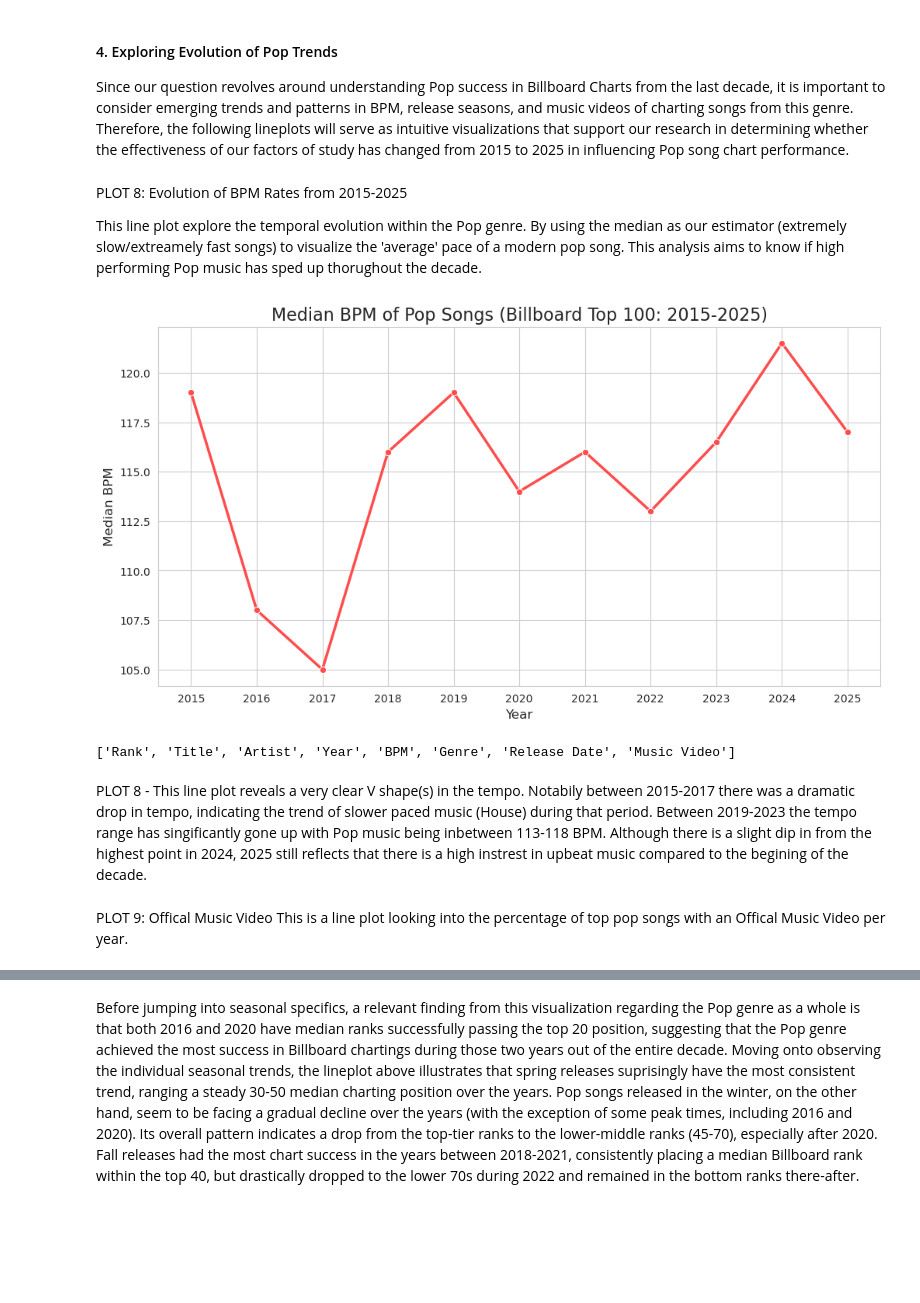
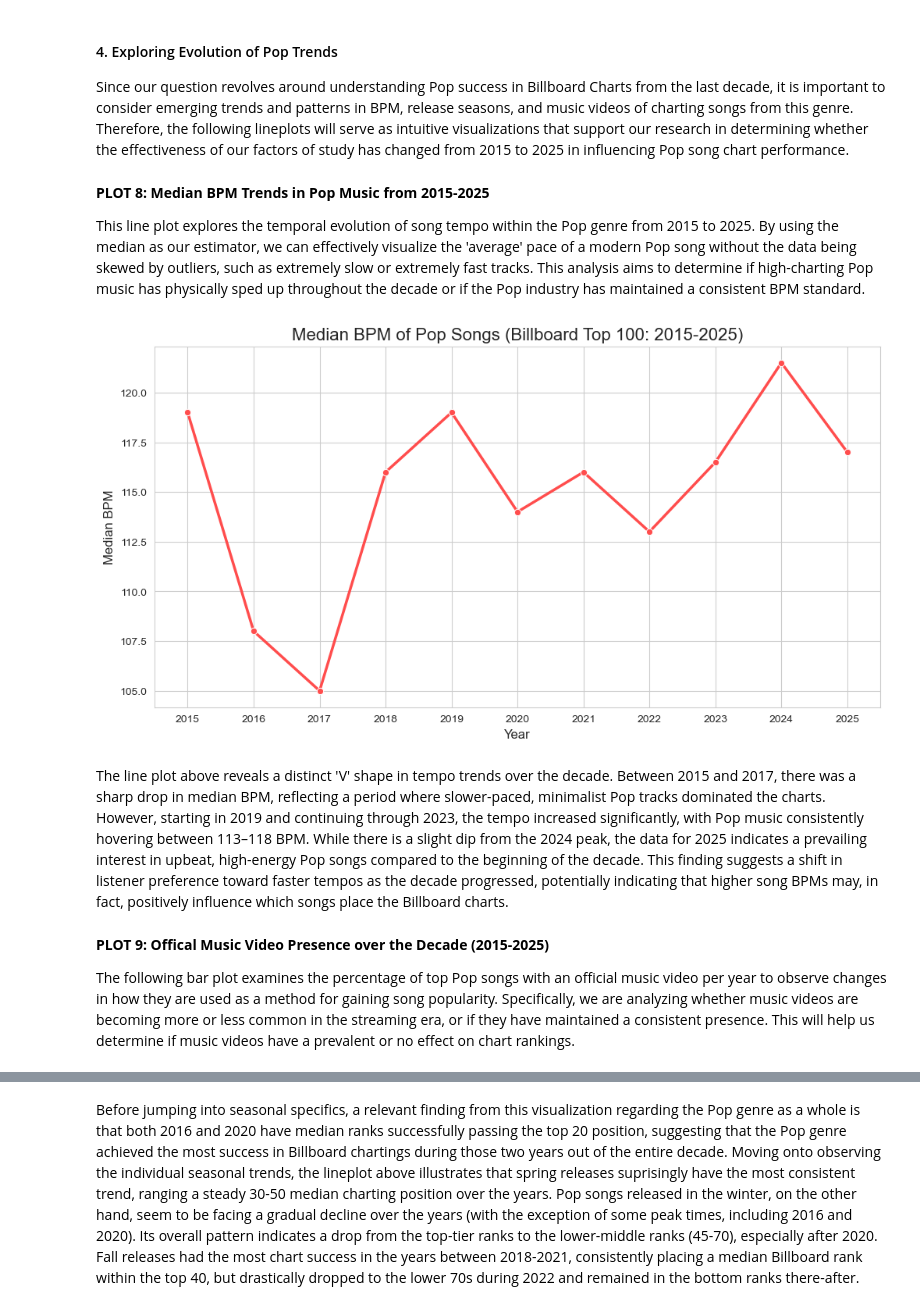
Before and after one commit to COGS108/Group030_WI26, a Jupyter notebook: 02-EDACheckpoint.ipynb, the cells around one changed output, grey strips where cells are left out. Saved outputs shown, nothing was run; the diff lists cells and outputs as text; code cells hidden in the pictures; blank space fills up the shorter version.

```diff
--- a/02-EDACheckpoint.ipynb
+++ b/02-EDACheckpoint.ipynb
@@ -459,40 +428,36 @@ Looking at the results above, the summer chart exhibits the most noticeable posi
 
 Since our question revolves around understanding Pop success in Billboard Charts from the last decade, it is important to consider emerging trends and patterns in BPM, release seasons, and music videos of charting songs from this genre. Therefore, the following lineplots will serve as intuitive visualizations that support our research in determining whether the effectiveness of our factors of study has changed from 2015 to 2025 in influencing Pop song chart performance.
 # %% [markdown]
-PLOT 8: Evolution of BPM Rates from 2015-2025
+**PLOT 8: Median BPM Trends in Pop Music from 2015-2025**
 
-This line plot explore the temporal evolution within the Pop genre. By using the median as our estimator (extremely slow/extreamely fast songs) to visualize the 'average' pace of a modern pop song. This analysis aims to know if high performing Pop music has sped up thorughout the decade.
+This line plot explores the temporal evolution of song tempo within the Pop genre from 2015 to 2025. By using the median as our estimator, we can effectively visualize the 'average' pace of a modern Pop song without the data being skewed by outliers, such as extremely slow or extremely fast tracks. This analysis aims to determine if high-charting Pop music has physically sped up throughout the decade or if the Pop industry has maintained a consistent BPM standard.
 # %%
-df_pop = df[(df['Genre'].str.contains('Pop')) & (df['Year'].between(2015, 2025))]
-
 plt.figure(figsize=(12, 6))
 sns.set_style("whitegrid")
 
 line_plot = sns.lineplot(
     data=df_pop,
     x='Year',
     y='BPM',
     estimator='median',
     errorbar=None,
     marker='o',
     color='#ff4d4d',
     linewidth=2.5
 )
 
-
 plt.title('Median BPM of Pop Songs (Billboard Top 100: 2015-2025)', fontsize=16)
 plt.xlabel('Year', fontsize=12)
 plt.ylabel('Median BPM', fontsize=12)
 plt.xticks(range(2015, 2026))
 
 plt.show()
-print(df.columns.tolist())
 # %% [output]
-[figure, old version]
+[figure, new version]
-['Rank', 'Title', 'Artist', 'Year', 'BPM', 'Genre', 'Release Date', 'Music Video']
-# %% [markdown]
-PLOT 8 - This line plot reveals a very clear V shape(s) in the tempo. Notabily between 2015-2017 there was a dramatic drop in tempo, indicating the trend of slower paced music (House) during that period. Between 2019-2023 the tempo range has singificantly gone up with Pop music being inbetween 113-118 BPM. Although there is a slight dip in from the highest point in 2024, 2025 still reflects that there is a high instrest in upbeat music compared to the begining of the decade.
-# %% [markdown]
-PLOT 9: Offical Music Video
-This is a line plot looking into the percentage of top pop songs with an Offical Music Video per year.
+# %% [markdown]
+The line plot above reveals a distinct 'V' shape in tempo trends over the decade. Between 2015 and 2017, there was a sharp drop in median BPM, reflecting a period where slower-paced, minimalist Pop tracks dominated the charts. However, starting in 2019 and continuing through 2023, the tempo increased significantly, with Pop music consistently hovering between 113–118 BPM. While there is a slight dip from the 2024 peak, the data for 2025 indicates a prevailing interest in upbeat, high-energy Pop songs compared to the beginning of the decade. This finding suggests a shift in listener preference toward faster tempos as the decade progressed, potentially indicating that higher song BPMs may, in fact, positively influence which songs place the Billboard charts.
+# %% [markdown]
+**PLOT 9: Offical Music Video Presence over the Decade (2015-2025)**
+
+The following bar plot examines the percentage of top Pop songs with an official music video per year to observe changes in how they are used as a method for gaining song popularity. Specifically, we are analyzing whether music videos are becoming more or less common in the streaming era, or if they have maintained a consistent presence. This will help us determine if music videos have a prevalent or no effect on chart rankings.
 # %%
```
Also changed, not shown: parts of 20 cells of this notebook.
